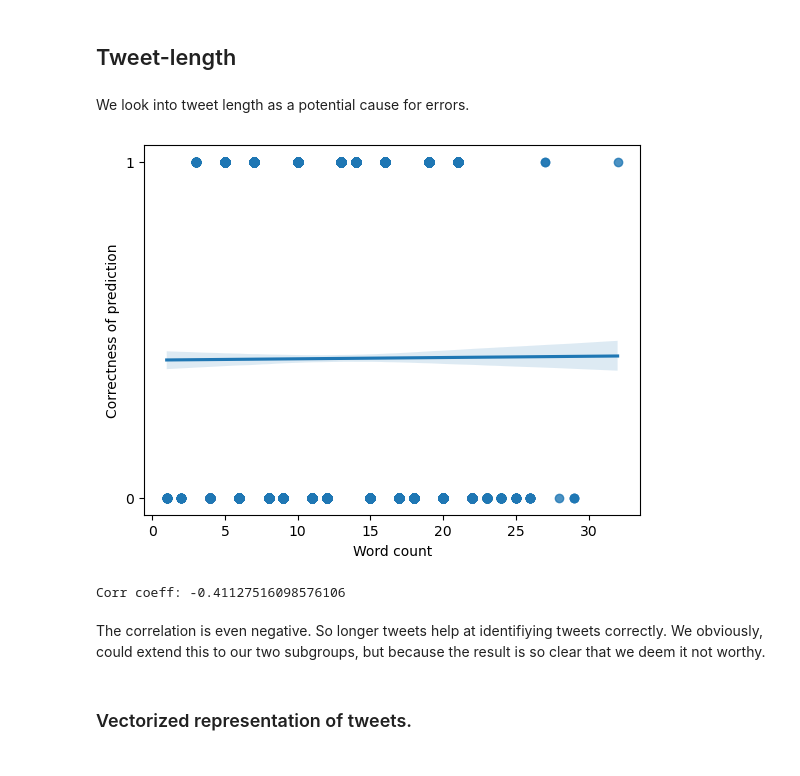
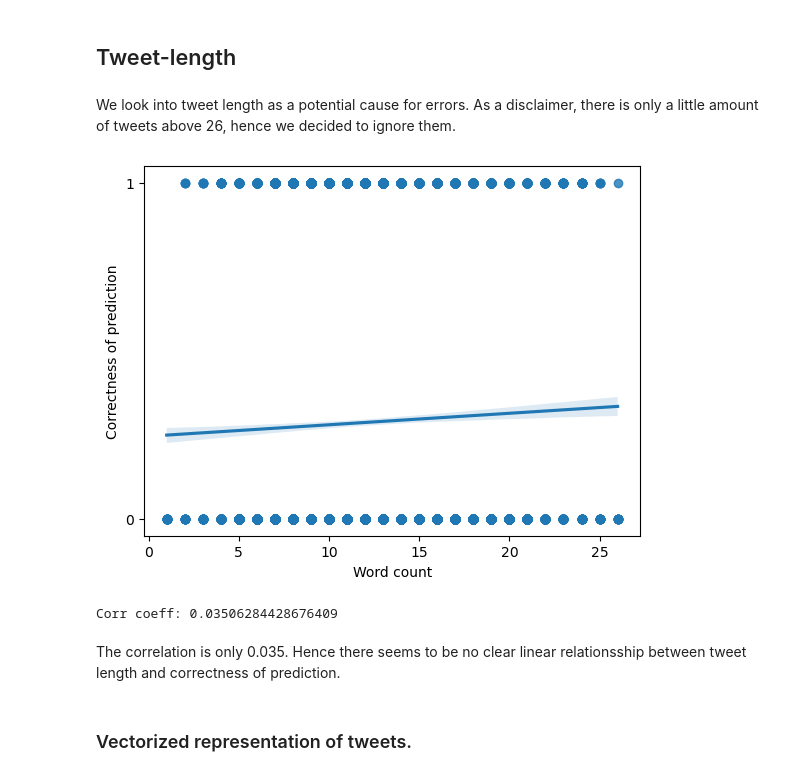
Before and after one commit to DharmikChaklasiya/AI-Visualization, a Jupyter notebook: Phase_1_No_AI/Phase1_No_AI.ipynb, the cells around one changed output. Saved outputs shown, nothing was run; the diff lists cells and outputs as text; code cells hidden in the pictures.

Commit message:
correct corr plot

```diff
--- a/Phase_1_No_AI/Phase1_No_AI.ipynb
+++ b/Phase_1_No_AI/Phase1_No_AI.ipynb
@@ -293,4 +244,4 @@ This interactive violin plot shows that the model generally is less confident wh
 # %% [markdown]
 ## Tweet-length
 # %% [markdown]
-We look into tweet length as a potential cause for errors.
+We look into tweet length as a potential cause for errors. As a disclaimer, there is only a little amount of tweets above 26, hence we decided to ignore them.
@@ -301,16 +248,20 @@ error = error[wordcounts].astype(int)
-# %%
-sns.regplot(x=wordcounts, y=error)
-plt.xlabel("Word count")
-plt.yticks([0,1])
-plt.ylabel("Correctness of prediction")
-plt.show()
-
-print("Corr coeff:", wordcounts.corr(error))
-# %% [output]
-[figure, removed]
-Corr coeff: -0.41127516098576106
+# %%
+wordcount = df["text"].str.split().str.len()
+df_below27 = df[wordcount<27]
+wordcounts_below27 = df_below27["text"].str.split().str.len()
+error = (df_below27["label"] != df_below27["predicted_label"]).astype(int)
+sns.regplot(x=wordcounts_below27, y=error)
+plt.xlabel("Word count")
+plt.yticks([0,1])
+plt.ylabel("Correctness of prediction")
+plt.show()
+
+print("Corr coeff:", wordcounts_below25.corr(error))
+# %% [output]
+[figure, added]
+Corr coeff: 0.03506284428676409
 # %% [markdown]
-The correlation is even negative. So longer tweets help at identifiying tweets correctly. We obviously, could extend this to our two subgroups, but because the result is so clear that we deem it not worthy.
+The correlation is only 0.035. Hence there seems to be no clear linear relationsship between tweet length and correctness of prediction.
 # %% [markdown]
 ### Vectorized representation of tweets.
 # %% [markdown]
```
Also changed, not shown: parts of 6 cells of this notebook.
